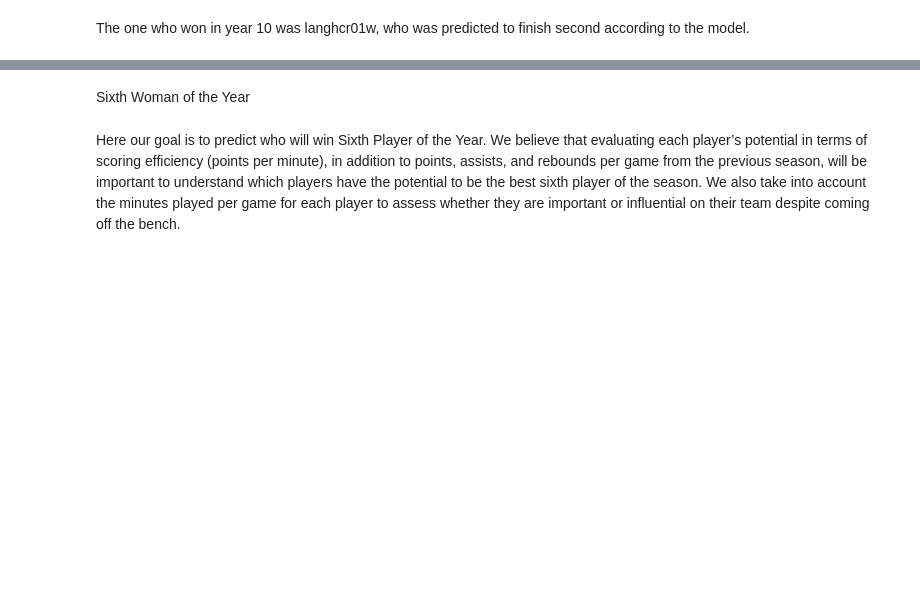
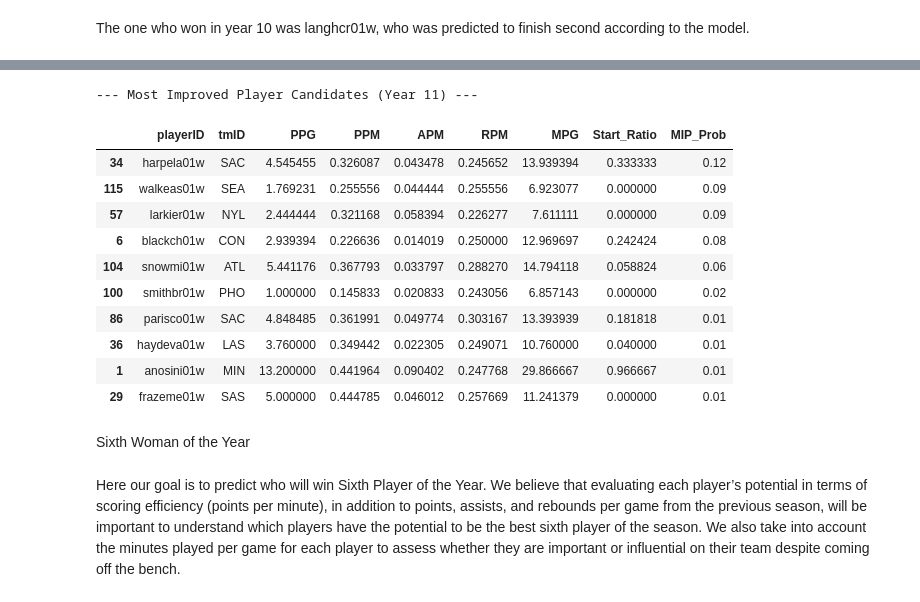
Before and after one commit to Fborralho/AC, a Jupyter notebook: notebook.ipynb, the cells around one changed output, grey strips where cells are left out. Cells and saved outputs as stored; diff of their text form; code cells hidden in the pictures; blank space fills up the shorter version.

```diff
--- a/notebook.ipynb
+++ b/notebook.ipynb
@@ -1215,0 +1220,16 @@ The one who won in year 10 was langhcr01w, who was predicted to finish second ac
+# %%
+data_2 = prepare_mip_data(2, player_features, awards_players)
+data_3 = prepare_mip_data(3, player_features, awards_players)
+data_4 = prepare_mip_data(4, player_features, awards_players)
+data_8 = prepare_mip_data(8, player_features, awards_players)
+data_9 = prepare_mip_data(9, player_features, awards_players)
+data_10 = prepare_mip_data(10, player_features, awards_players)
+train_mip = pd.concat([data_2, data_3, data_4, data_8, data_9, data_10], ignore_index=True)
+
+model_mip = RandomForestClassifier(n_estimators=100, random_state=42, class_weight='balanced')
+model_mip.fit(train_mip[features_mip], train_mip['Won_MIP'])
+
+print("Features' importance for Most Improved Player:")
+importance = pd.DataFrame({'Feature': features_mip, 'Value': model_mip.feature_importances_})
+print(importance.sort_values(by='Value', ascending=False))
+train_mip[train_mip['Won_MIP'] == 1].head(10)
@@ -1216,3 +1252,27 @@ The one who won in year 10 was langhcr01w, who was predicted to finish second ac
+# %%
+candidates_11 = prepare_mip_data(11, all_players_teams, awards_players)
+
+probs = model_mip.predict_proba(candidates_11[features_mip])[:, 1]
+candidates_11['MIP_Prob'] = probs
+
+ranking_mip = candidates_11[['playerID', 'tmID', 'PPG', 'PPM', 'APM', 'RPM', 'MPG', 'Start_Ratio', 'MIP_Prob']].sort_values(by='MIP_Prob', ascending=False)
+
+print("\n--- Most Improved Player Candidates (Year 11) ---")
+ranking_mip.head(10)
+#ranking_mip[ranking_mip['tmID'] == 'NYL']
+# %% [output]
+--- Most Improved Player Candidates (Year 11) ---
+|  | playerID | tmID | PPG | PPM | APM | RPM | MPG | Start_Ratio | MIP_Prob |
+| 34 | harpela01w | SAC | 4.545455 | 0.326087 | 0.043478 | 0.245652 | 13.939394 | 0.333333 | 0.12 |
+| 115 | walkeas01w | SEA | 1.769231 | 0.255556 | 0.044444 | 0.255556 | 6.923077 | 0.000000 | 0.09 |
+| 57 | larkier01w | NYL | 2.444444 | 0.321168 | 0.058394 | 0.226277 | 7.611111 | 0.000000 | 0.09 |
+| 6 | blackch01w | CON | 2.939394 | 0.226636 | 0.014019 | 0.250000 | 12.969697 | 0.242424 | 0.08 |
+| 104 | snowmi01w | ATL | 5.441176 | 0.367793 | 0.033797 | 0.288270 | 14.794118 | 0.058824 | 0.06 |
+| 100 | smithbr01w | PHO | 1.000000 | 0.145833 | 0.020833 | 0.243056 | 6.857143 | 0.000000 | 0.02 |
+| 86 | parisco01w | SAC | 4.848485 | 0.361991 | 0.049774 | 0.303167 | 13.393939 | 0.181818 | 0.01 |
+| 36 | haydeva01w | LAS | 3.760000 | 0.349442 | 0.022305 | 0.249071 | 10.760000 | 0.040000 | 0.01 |
+| 1 | anosini01w | MIN | 13.200000 | 0.441964 | 0.090402 | 0.247768 | 29.866667 | 0.966667 | 0.01 |
+| 29 | frazeme01w | SAS | 5.000000 | 0.444785 | 0.046012 | 0.257669 | 11.241379 | 0.000000 | 0.01 |
 # %% [markdown]
 Sixth Woman of the Year
 # %% [markdown]
```
Also changed, not shown: parts of 24 cells of this notebook.
